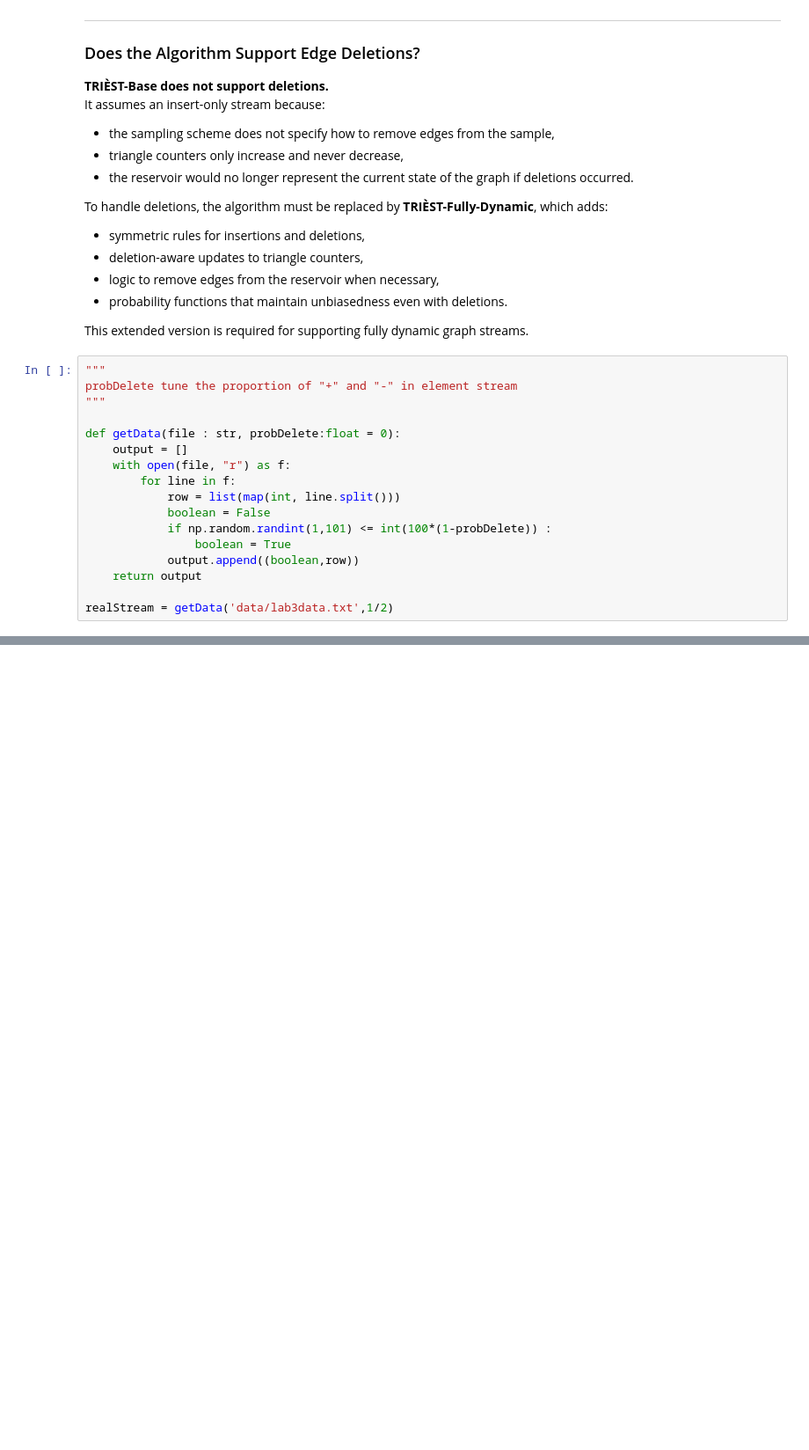
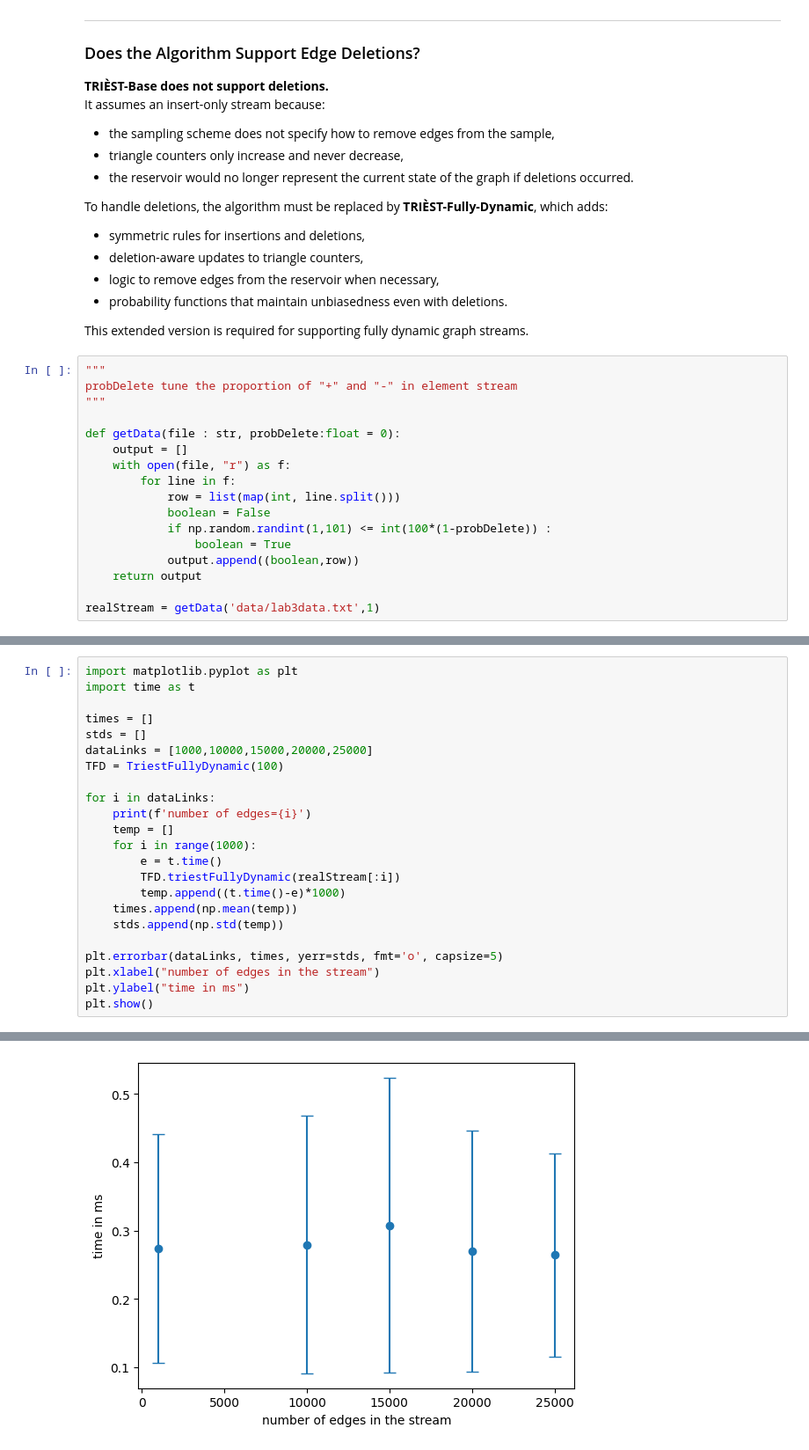
Before and after one commit to maximesf/lab_ID2222, a Jupyter notebook: lab3/lab3report.ipynb, the cells around one changed output, grey strips where cells are left out. Shown at 88% size. Saved outputs shown, nothing was run; the diff lists cells and outputs as text; blank space fills up the shorter version.

Commit message:
some time computation plots

```diff
--- a/lab3/lab3report.ipynb
+++ b/lab3/lab3report.ipynb
@@ -375,4 +380,4 @@ def getData(file : str, probDelete:float = 0):
             output.append((boolean,row))
     return output
 
-realStream = getData('data/lab3data.txt',1/2)
+realStream = getData('data/lab3data.txt',1)
@@ -378,0 +388,24 @@ realStream = getData('data/lab3data.txt',1/2)
+# %%
+import matplotlib.pyplot as plt
+import time as t
+
+times = []
+stds = []
+dataLinks = [1000,10000,15000,20000,25000]
+TFD = TriestFullyDynamic(100)
+
+for i in dataLinks:
+    print(f'number of edges={i}')
+    temp = []
+    for i in range(1000):
+        e = t.time()
+        TFD.triestFullyDynamic(realStream[:i])
+        temp.append((t.time()-e)*1000)
+    times.append(np.mean(temp))
+    stds.append(np.std(temp))
+
+plt.errorbar(dataLinks, times, yerr=stds, fmt='o', capsize=5)
+plt.xlabel("number of edges in the stream")
+plt.ylabel("time in ms")
+plt.show()
+# %% [output]
@@ -378,0 +418 @@ realStream = getData('data/lab3data.txt',1/2)
+[figure, added]
```
Also changed, not shown: parts of 4 cells of this notebook, 1 other file.
